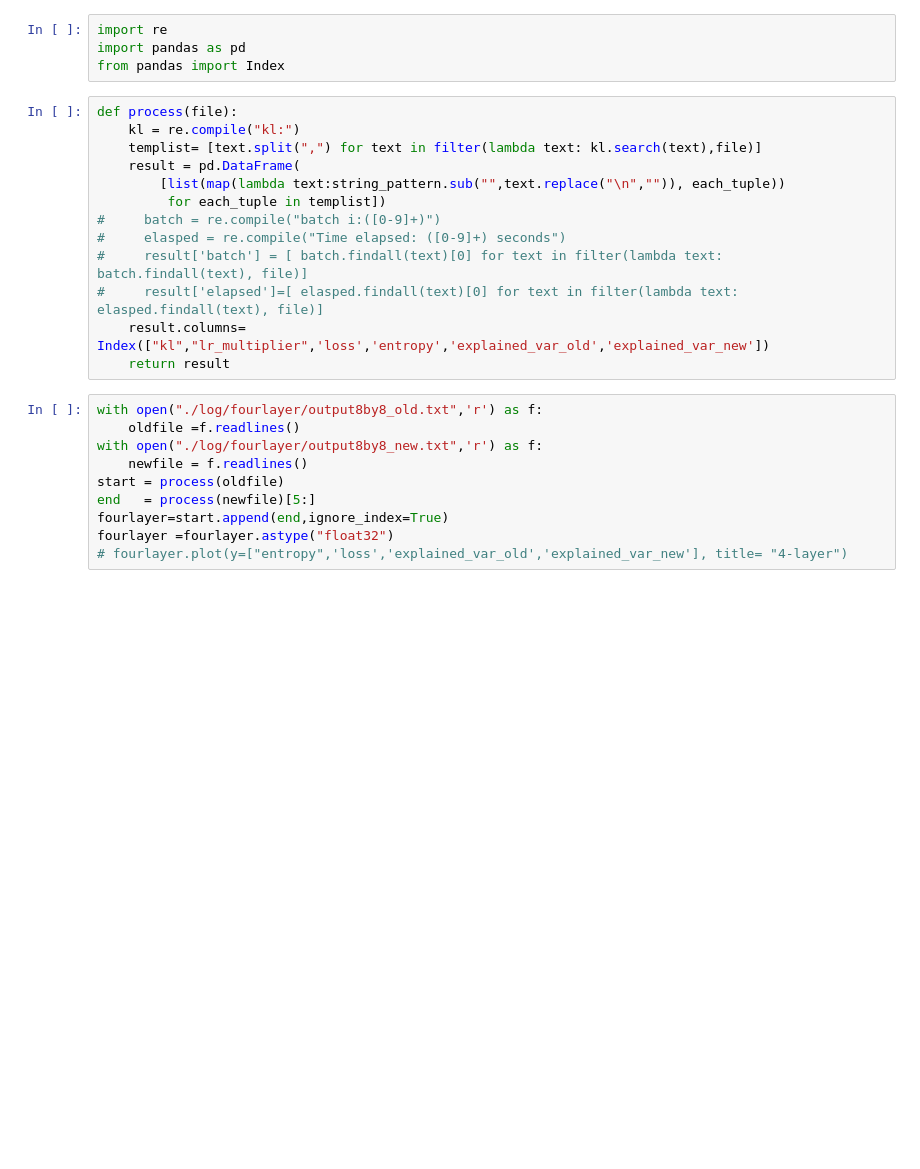
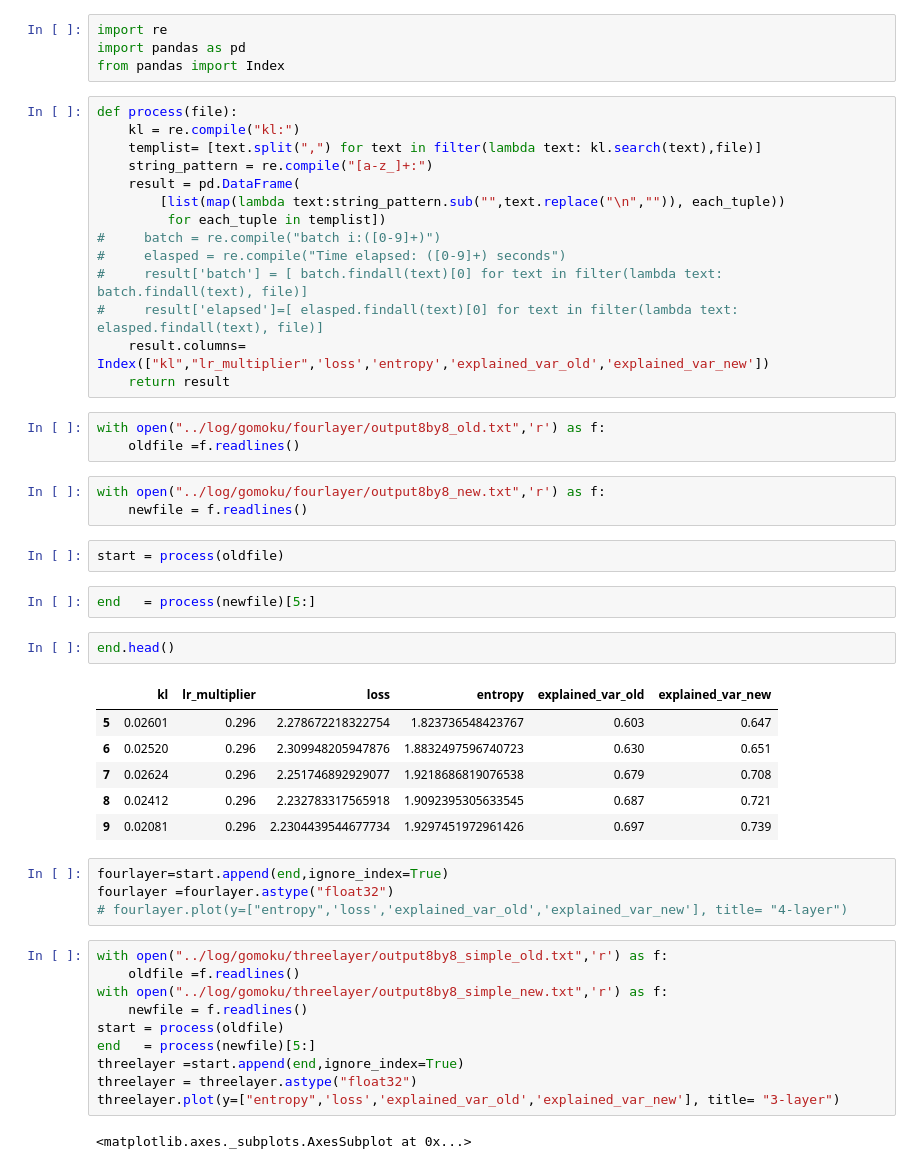
Before and after one commit to cxl214a/ReinforcementLearningClass, a Jupyter notebook: notebook/plot.ipynb, the cells around one changed output. Saved outputs shown, nothing was run; the diff lists cells and outputs as text; blank space fills up the shorter version.

```diff
--- a/notebook/plot.ipynb
+++ b/notebook/plot.ipynb
@@ -6,6 +6,7 @@ from pandas import Index
 def process(file):
     kl = re.compile("kl:")
     templist= [text.split(",") for text in filter(lambda text: kl.search(text),file)]
+    string_pattern = re.compile("[a-z_]+:")
     result = pd.DataFrame(
         [list(map(lambda text:string_pattern.sub("",text.replace("\n","")), each_tuple))
          for each_tuple in templist])
@@ -15,14 +16,39 @@ def process(file):
 #     result['elapsed']=[ elasped.findall(text)[0] for text in filter(lambda text: elasped.findall(text), file)]
     result.columns= Index(["kl","lr_multiplier",'loss','entropy','explained_var_old','explained_var_new'])
     return result
+# %%
+with open("../log/gomoku/fourlayer/output8by8_old.txt",'r') as f:
+    oldfile =f.readlines()
+# %%
+with open("../log/gomoku/fourlayer/output8by8_new.txt",'r') as f:
+    newfile = f.readlines()
+# %%
+start = process(oldfile)
+# %%
+end   = process(newfile)[5:]
+# %%
+end.head()
+# %% [output]
+|  | kl | lr_multiplier | loss | entropy | explained_var_old | explained_var_new |
+| 5 | 0.02601 | 0.296 | 2.278672218322754 | 1.823736548423767 | 0.603 | 0.647 |
+| 6 | 0.02520 | 0.296 | 2.309948205947876 | 1.8832497596740723 | 0.630 | 0.651 |
+| 7 | 0.02624 | 0.296 | 2.251746892929077 | 1.9218686819076538 | 0.679 | 0.708 |
+| 8 | 0.02412 | 0.296 | 2.232783317565918 | 1.9092395305633545 | 0.687 | 0.721 |
+| 9 | 0.02081 | 0.296 | 2.2304439544677734 | 1.9297451972961426 | 0.697 | 0.739 |
+# %%
+fourlayer=start.append(end,ignore_index=True)
+fourlayer =fourlayer.astype("float32")
+# fourlayer.plot(y=["entropy",'loss','explained_var_old','explained_var_new'], title= "4-layer")
 # %%
-with open("./log/fourlayer/output8by8_old.txt",'r') as f:
+with open("../log/gomoku/threelayer/output8by8_simple_old.txt",'r') as f:
     oldfile =f.readlines()
-with open("./log/fourlayer/output8by8_new.txt",'r') as f:
+with open("../log/gomoku/threelayer/output8by8_simple_new.txt",'r') as f:
     newfile = f.readlines()
 start = process(oldfile)
 end   = process(newfile)[5:]
-fourlayer=start.append(end,ignore_index=True)
-fourlayer =fourlayer.astype("float32")
-# fourlayer.plot(y=["entropy",'loss','explained_var_old','explained_var_new'], title= "4-layer")
+threelayer =start.append(end,ignore_index=True)
+threelayer = threelayer.astype("float32")
+threelayer.plot(y=["entropy",'loss','explained_var_old','explained_var_new'], title= "3-layer")
+# %% [output]
+<matplotlib.axes._subplots.AxesSubplot at 0x...>
 # %%
```
Also changed, not shown: parts of 7 cells of this notebook, 4 other files.
